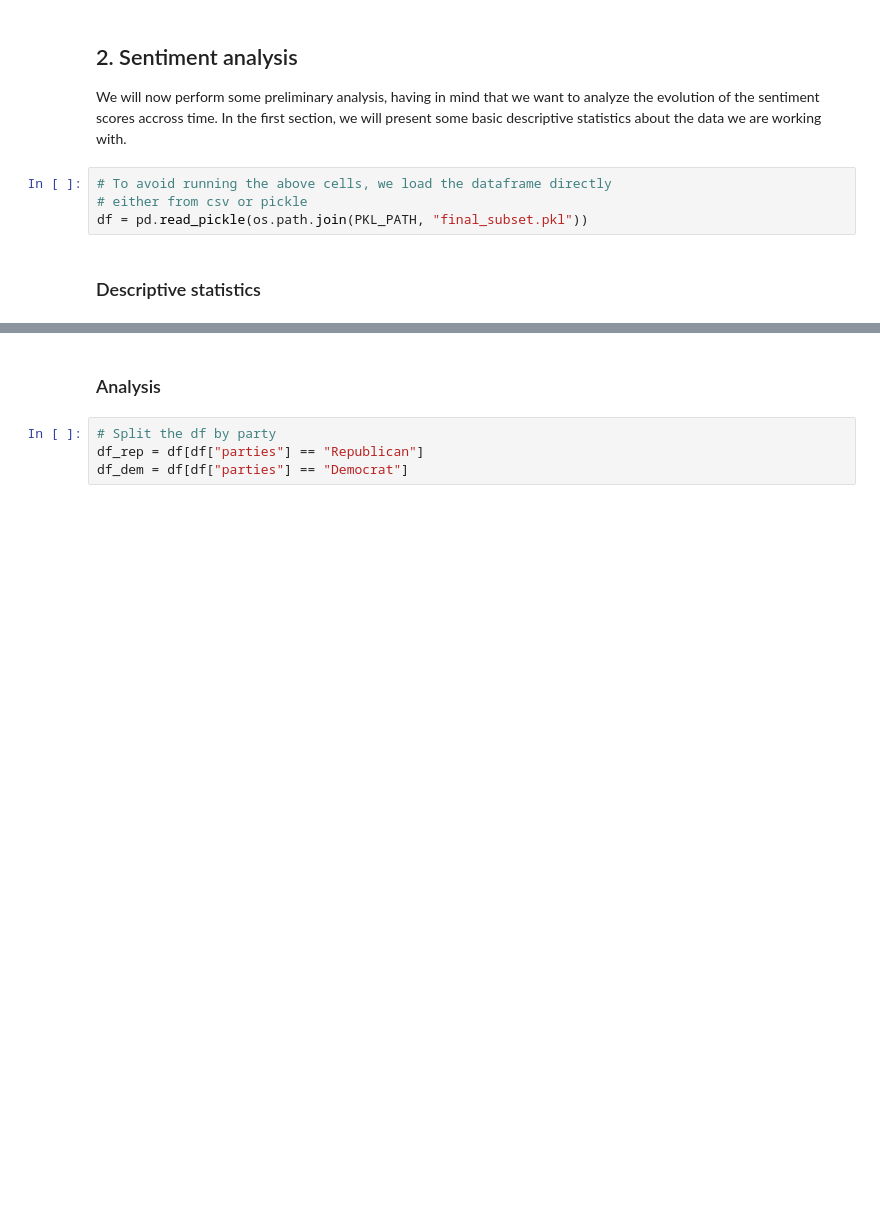
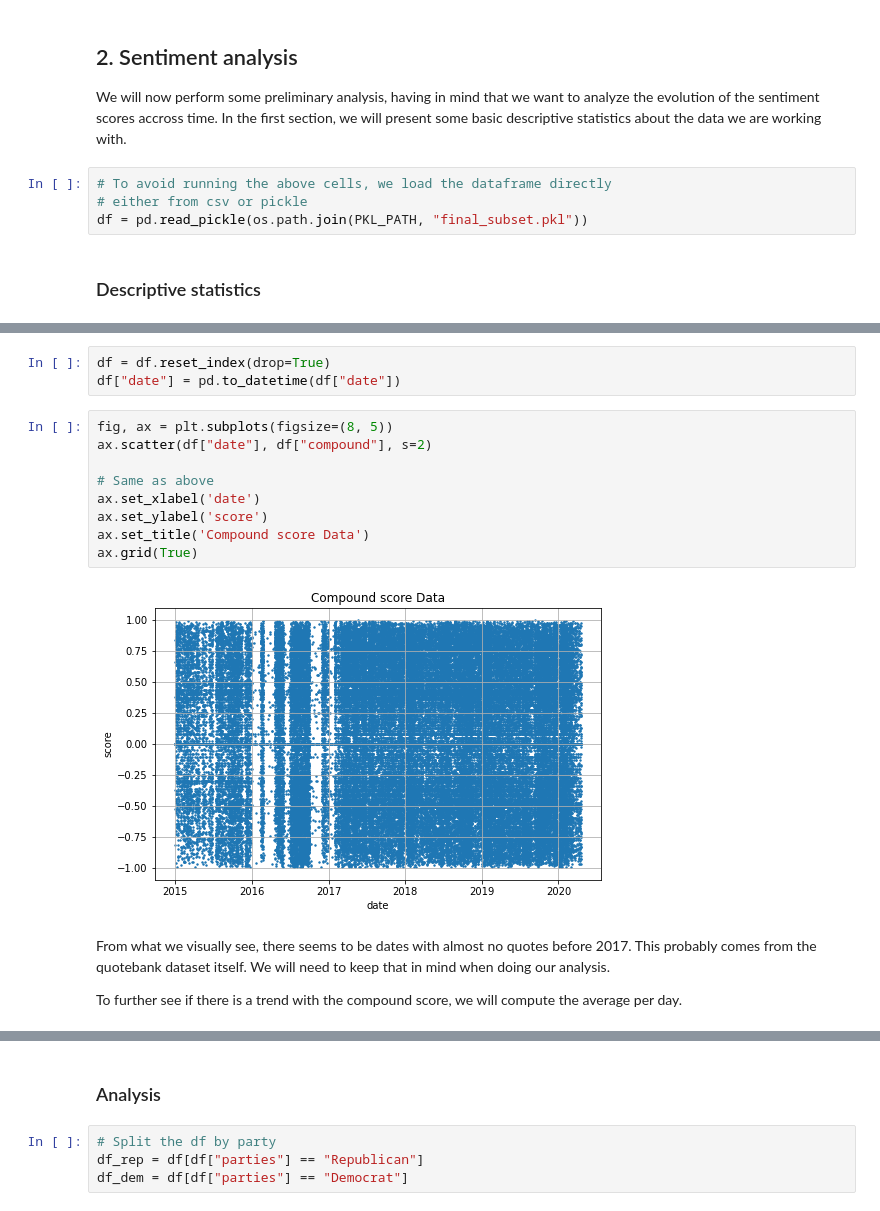
Before and after one commit to epfl-ada/ada-2021-project-apa, a Jupyter notebook: sentiment_eda.ipynb, the cells around one changed output, grey strips where cells are left out. Drawn from its saved outputs; the diff is of its cells as text; blank space fills up the shorter version.

```diff
--- a/sentiment_eda.ipynb
+++ b/sentiment_eda.ipynb
@@ -94,0 +169,18 @@ df = pd.read_pickle(os.path.join(PKL_PATH, "final_subset.pkl"))
+# %%
+df = df.reset_index(drop=True)
+df["date"] = pd.to_datetime(df["date"])
+# %%
+fig, ax = plt.subplots(figsize=(8, 5))
+ax.scatter(df["date"], df["compound"], s=2)
+
+# Same as above
+ax.set_xlabel('date')
+ax.set_ylabel('score')
+ax.set_title('Compound score Data')
+ax.grid(True)
+# %% [output]
+[figure, added]
+# %% [markdown]
+From what we visually see, there seems to be dates with almost no quotes before 2017. This probably comes from the quotebank dataset itself. We will need to keep that in mind when doing our analysis.
+
+To further see if there is a trend with the compound score, we will compute the average per day.
```
Also changed, not shown: parts of 17 cells of this notebook.
